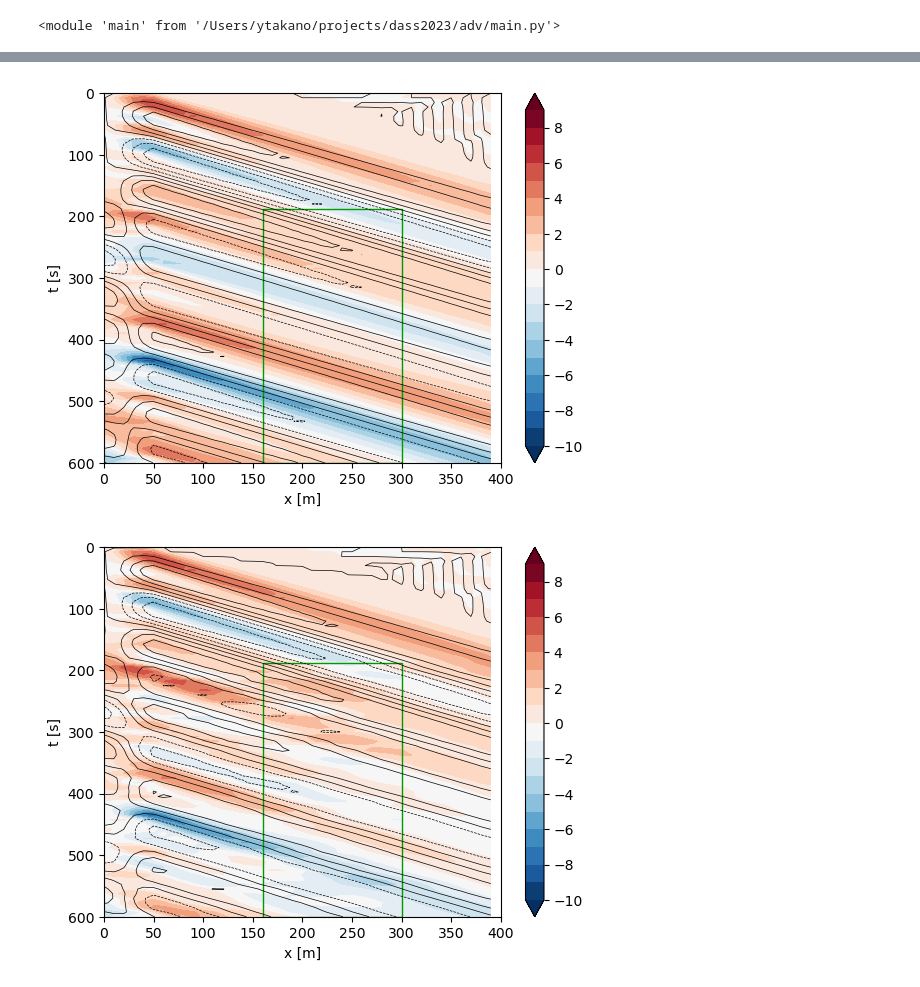
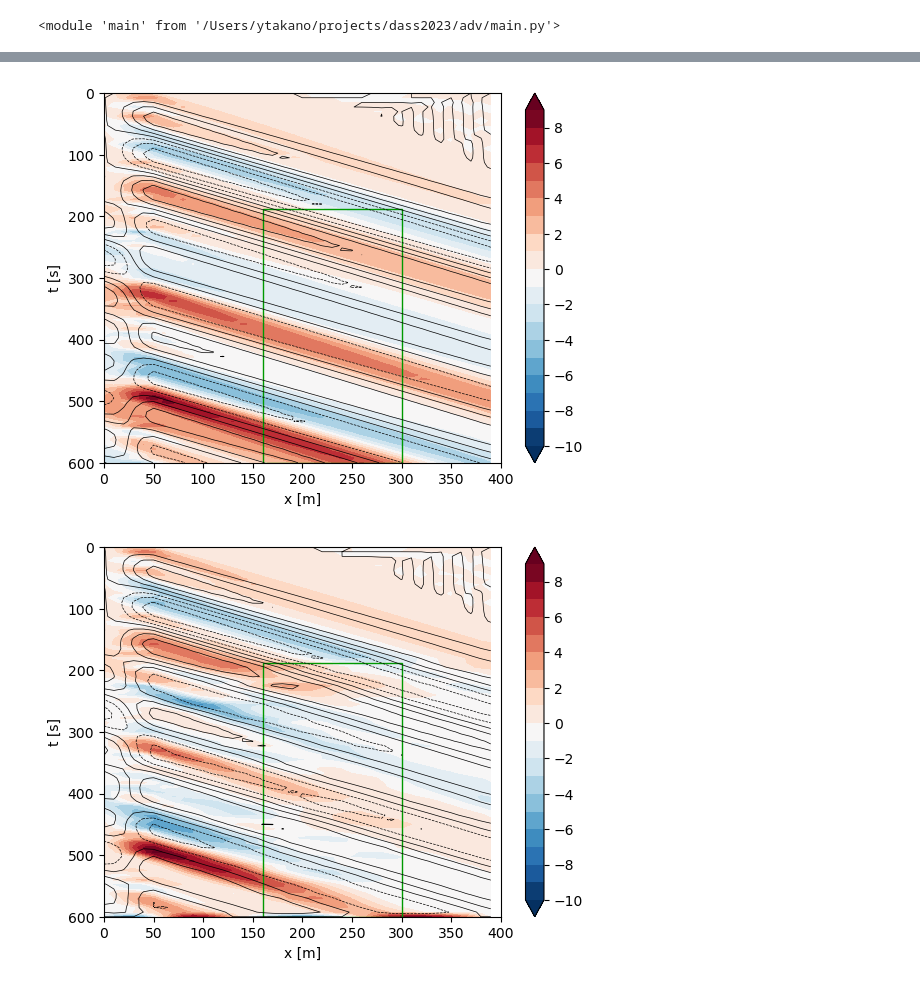
Before and after one commit to wm-ytakano/dass2023-adv-EnKF, a Jupyter notebook: main.ipynb, the cells around one changed output, grey strips where cells are left out. Drawn from its saved outputs; the diff is of its cells as text; code cells hidden in the pictures.

```diff
--- a/main.ipynb
+++ b/main.ipynb
@@ -25,4 +11,4 @@ tt = 2  # 予報変数の時間次元 (leap-flogのため2時刻必要)
 # %%
 %%time
-x_true, w_true, y, x_free, w_free, x_asim, w_asim = main.run()
+x_true, w_true, y, x_free, w_free, x_asim, w_asim = main.run(2)
 # %% [output]
@@ -35,16 +21,15 @@ main.plot_xt(
     x_free,
     torch.arange(-20, 20, 5))
 # %% [output]
-[figure, old version]
+[figure, new version]
 # %%
-x_mean = x_asim.mean(dim=1)
 main.plot_xt(
-    x_mean - x_true,
+    x_asim - x_true,
     torch.arange(-10, 10, 1),
-    x_mean,
+    x_asim,
     torch.arange(-20, 20, 5))
 # %% [output]
-[figure, old version]
+[figure, new version]
 # %%
 main.plot_xt(
     w_free - w_true,
```
Also changed, not shown: parts of 4 cells of this notebook, 1 other file.
